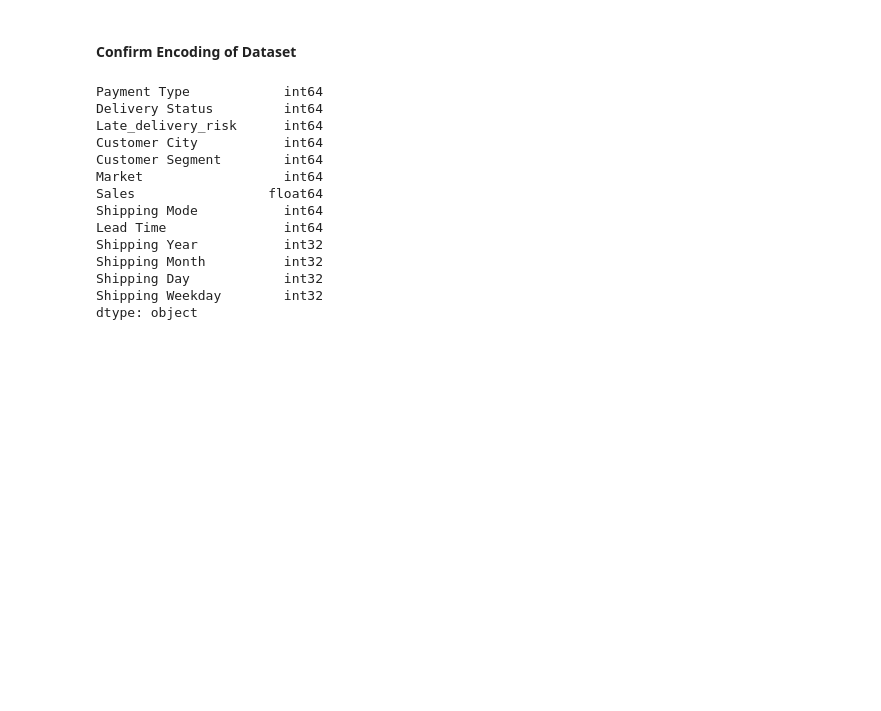
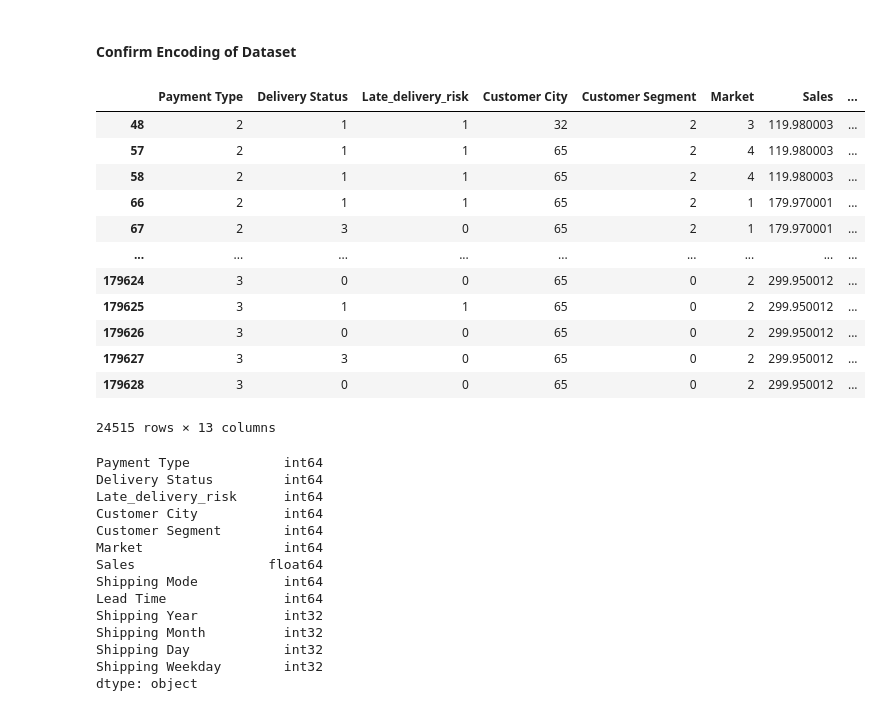
Before and after one commit to SunithAreng/DSS_Project_DataCo, a Jupyter notebook: demand-forecasting-and-inventory-optimisation.ipynb, the cells around one changed output. Saved outputs shown, nothing was run; the diff lists cells and outputs as text; code cells hidden in the pictures; blank space fills up the shorter version.

```diff
--- a/demand-forecasting-and-inventory-optimisation.ipynb
+++ b/demand-forecasting-and-inventory-optimisation.ipynb
@@ -362,6 +362,22 @@ Filtering and Encoding Dataset for Top Product ID: 365
 Data Encoding successful. ✅
 # %% [markdown]
 #### Confirm Encoding of Dataset
+# %%
+label_encode_df
+# %% [output]
+|  | Payment Type | Delivery Status | Late_delivery_risk | Customer City | Customer Segment | Market | Sales | ... |
+| 48 | 2 | 1 | 1 | 32 | 2 | 3 | 119.980003 | ... |
+| 57 | 2 | 1 | 1 | 65 | 2 | 4 | 119.980003 | ... |
+| 58 | 2 | 1 | 1 | 65 | 2 | 4 | 119.980003 | ... |
+| 66 | 2 | 1 | 1 | 65 | 2 | 1 | 179.970001 | ... |
+| 67 | 2 | 3 | 0 | 65 | 2 | 1 | 179.970001 | ... |
+| ... | ... | ... | ... | ... | ... | ... | ... | ... |
+| 179624 | 3 | 0 | 0 | 65 | 0 | 2 | 299.950012 | ... |
+| 179625 | 3 | 1 | 1 | 65 | 0 | 2 | 299.950012 | ... |
+| 179626 | 3 | 0 | 0 | 65 | 0 | 2 | 299.950012 | ... |
+| 179627 | 3 | 3 | 0 | 65 | 0 | 2 | 299.950012 | ... |
+| 179628 | 3 | 0 | 0 | 65 | 0 | 2 | 299.950012 | ... |
+24515 rows × 13 columns
 # %%
 label_encode_df.dtypes
 # %% [output]
```
Also changed, not shown: parts of 2 cells of this notebook, 4 other files.
